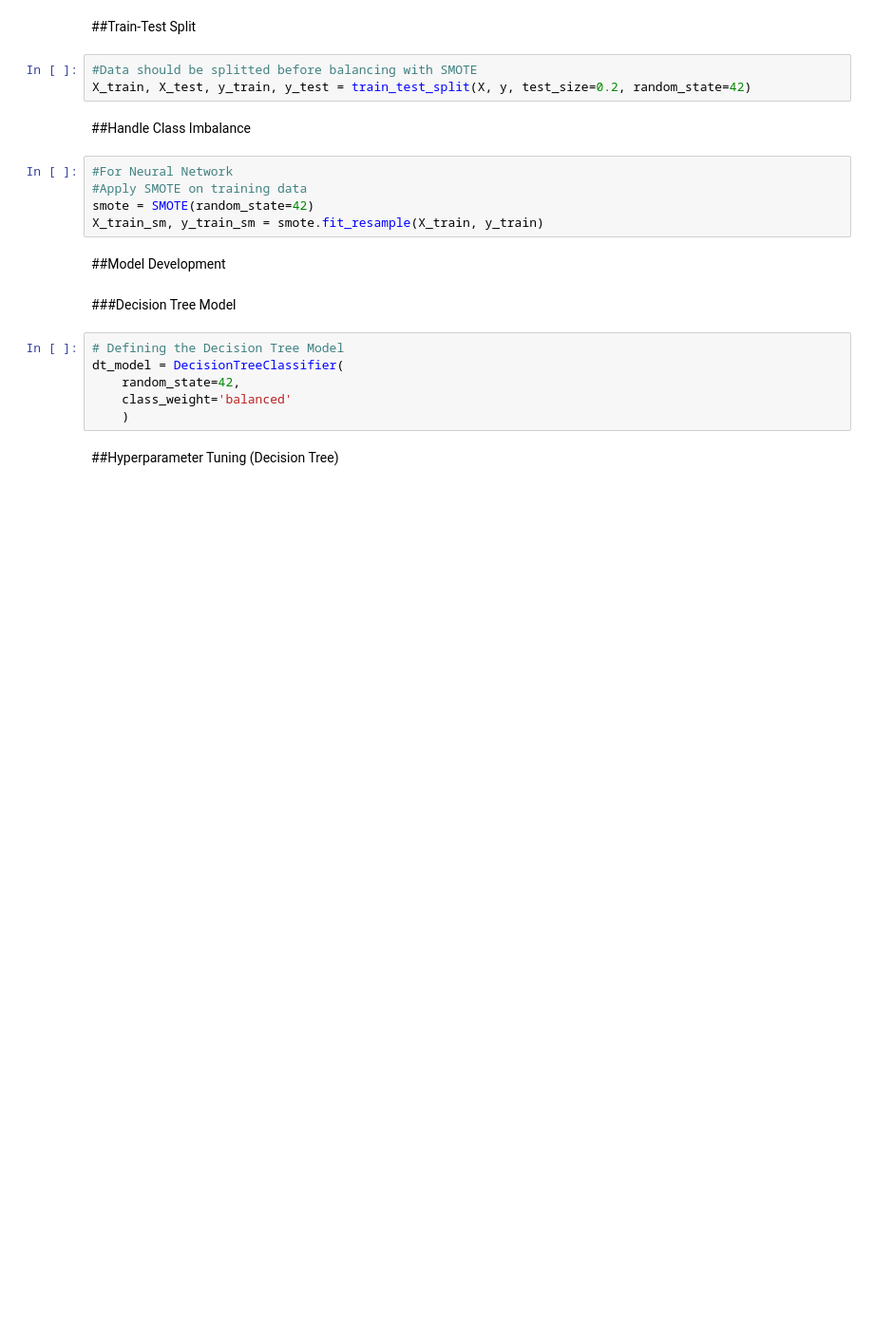
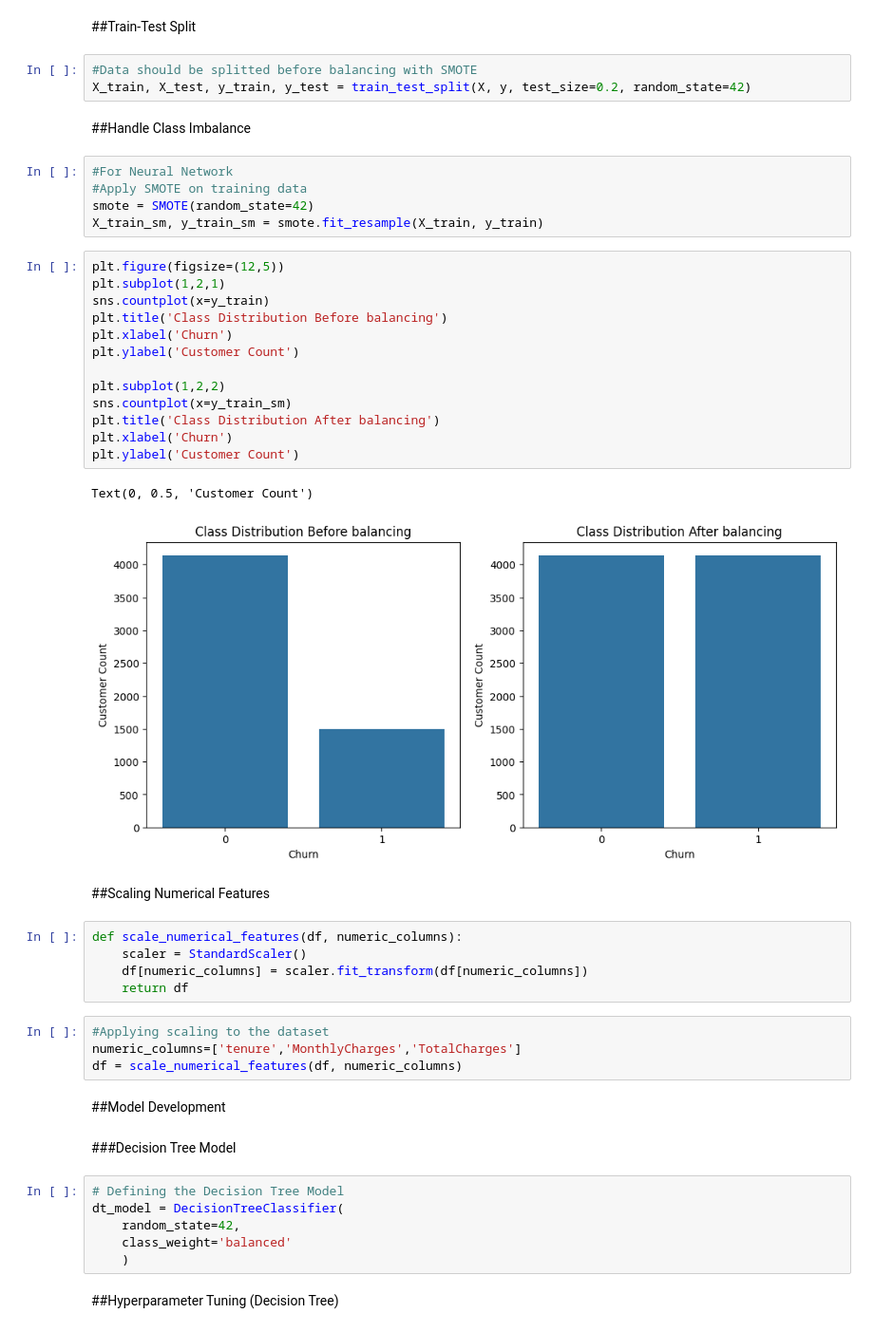
Before and after one commit to Wishmiii/Customer-Churn-Prediction-System-ML, a Jupyter notebook: CustomerChurnPredictionSystem.ipynb, the cells around one changed output. Shown: that part at 95% size. Saved outputs shown, nothing was run; the diff lists cells and outputs as text; blank space fills up the shorter version.

```diff
--- a/CustomerChurnPredictionSystem.ipynb
+++ b/CustomerChurnPredictionSystem.ipynb
@@ -751,6 +692,33 @@ X_train, X_test, y_train, y_test = train_test_split(X, y, test_size=0.2, random_
 #Apply SMOTE on training data
 smote = SMOTE(random_state=42)
 X_train_sm, y_train_sm = smote.fit_resample(X_train, y_train)
+# %%
+plt.figure(figsize=(12,5))
+plt.subplot(1,2,1)
+sns.countplot(x=y_train)
+plt.title('Class Distribution Before balancing')
+plt.xlabel('Churn')
+plt.ylabel('Customer Count')
+
+plt.subplot(1,2,2)
+sns.countplot(x=y_train_sm)
+plt.title('Class Distribution After balancing')
+plt.xlabel('Churn')
+plt.ylabel('Customer Count')
+# %% [output]
+Text(0, 0.5, 'Customer Count')
+[figure, added]
+# %% [markdown]
+##Scaling Numerical Features
+# %%
+def scale_numerical_features(df, numeric_columns):
+    scaler = StandardScaler()
+    df[numeric_columns] = scaler.fit_transform(df[numeric_columns])
+    return df
+# %%
+#Applying scaling to the dataset
+numeric_columns=['tenure','MonthlyCharges','TotalCharges']
+df = scale_numerical_features(df, numeric_columns)
 # %% [markdown]
 ##Model Development
 # %% [markdown]
```
Also changed, not shown: parts of 58 cells of this notebook.
